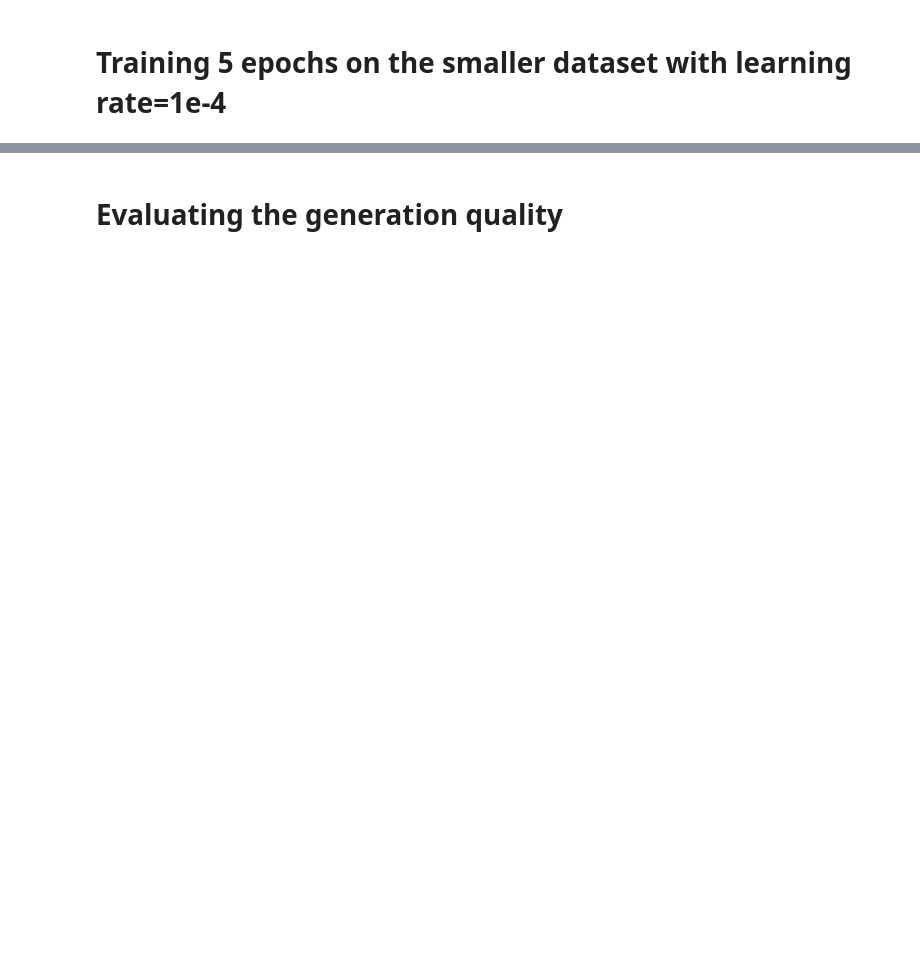
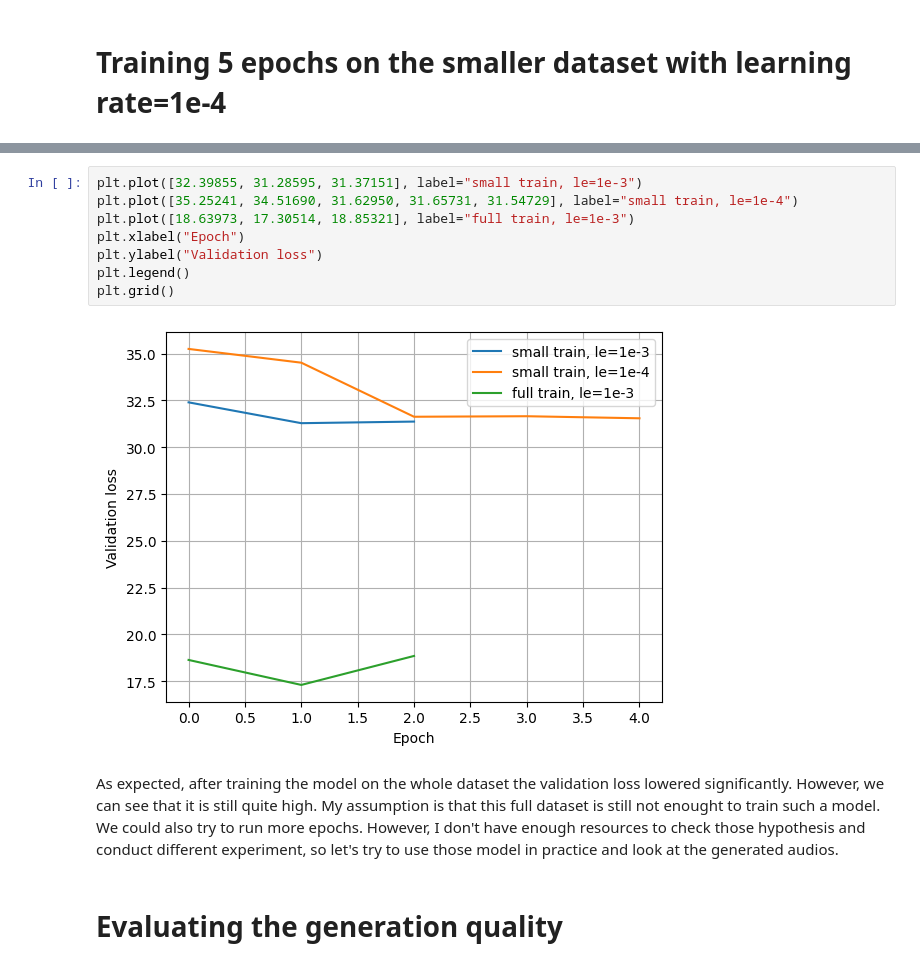
Before and after one commit to OlesiaOmelchuk/ucu_audio_processing_course, a Jupyter notebook: Module_4/Lecture_1/hw-audio-10-tacotron.ipynb, the cells around one changed output, grey strips where cells are left out. Drawn from its saved outputs; the diff is of its cells as text; blank space fills up the shorter version.

```diff
--- a/Module_4/Lecture_1/hw-audio-10-tacotron.ipynb
+++ b/Module_4/Lecture_1/hw-audio-10-tacotron.ipynb
@@ -540,2 +553,14 @@ We can see that with smaller learning rate we were able to achieve more stable v
+# %%
+plt.plot([32.39855, 31.28595, 31.37151], label="small train, le=1e-3")
+plt.plot([35.25241, 34.51690, 31.62950, 31.65731, 31.54729], label="small train, le=1e-4")
+plt.plot([18.63973, 17.30514, 18.85321], label="full train, le=1e-3")
+plt.xlabel("Epoch")
+plt.ylabel("Validation loss")
+plt.legend()
+plt.grid()
+# %% [output]
+[figure, added]
+# %% [markdown]
+As expected, after training the model on the whole dataset the validation loss lowered significantly. However, we can see that it is still quite high. My assumption is that this full dataset is still not enought to train such a model. We could also try to run more epochs. However, I don't have enough resources to check those hypothesis and conduct different experiment, so let's try to use those model in practice and look at the generated audios.
 # %% [markdown]
 # Evaluating the generation quality
```
Also changed, not shown: parts of 31 cells of this notebook.
